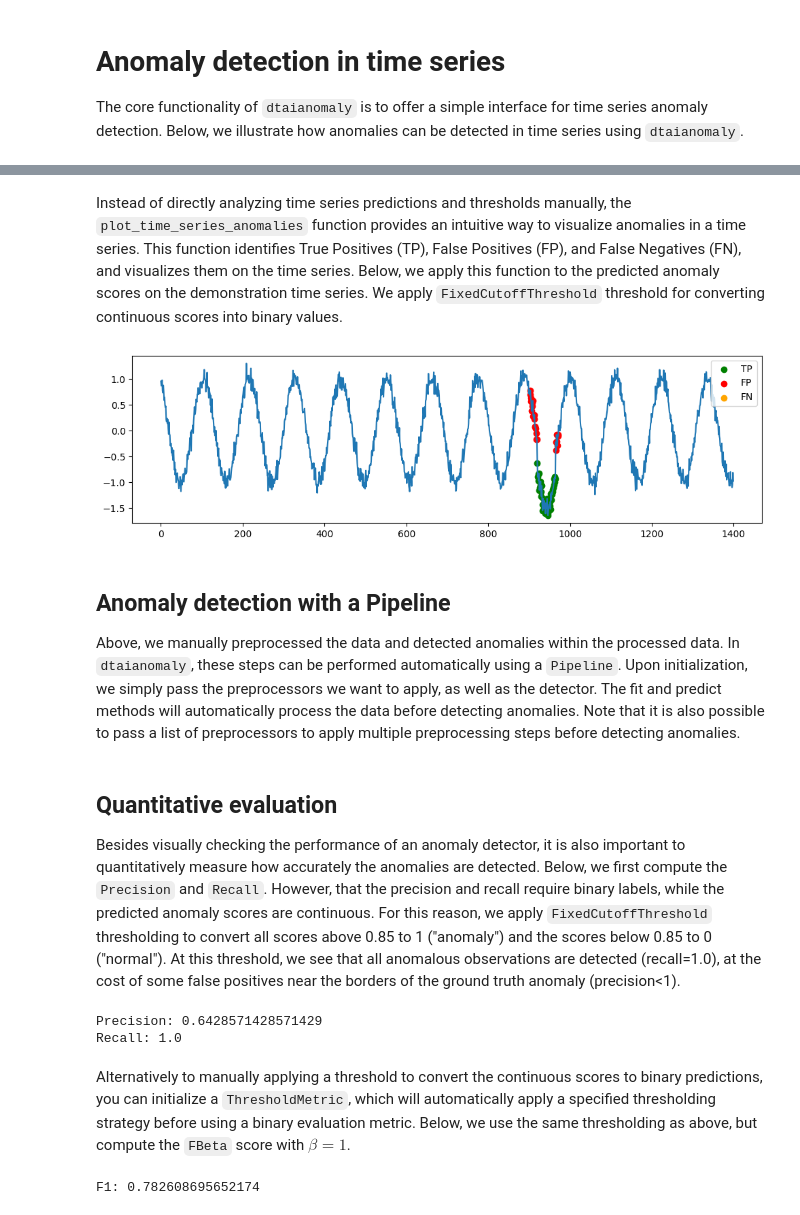
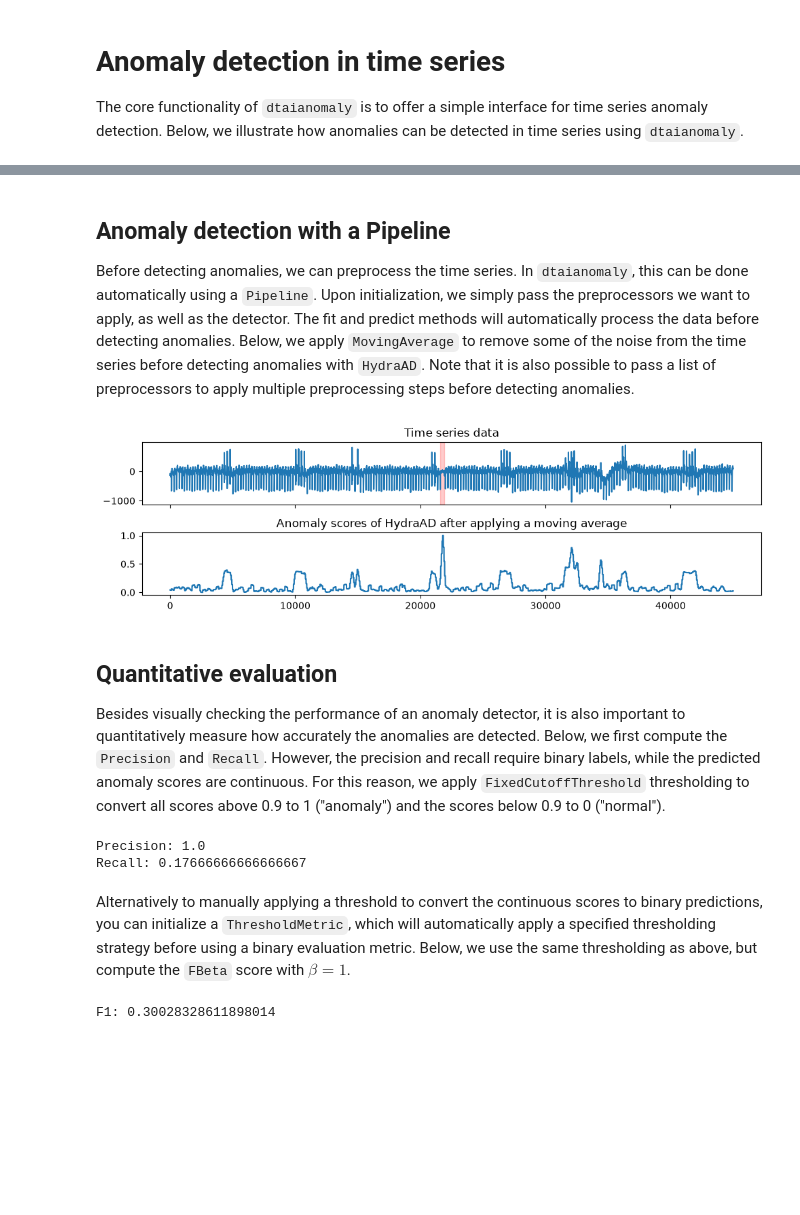
Before and after one commit to ML-KULeuven/dtaianomaly, a Jupyter notebook: notebooks/Anomaly-detection.ipynb, the cells around one changed output, grey strips where cells are left out. Saved outputs shown, nothing was run; the diff lists cells and outputs as text; code cells hidden in the pictures; blank space fills up the shorter version.

```diff
--- a/notebooks/Anomaly-detection.ipynb
+++ b/notebooks/Anomaly-detection.ipynb
@@ -36,0 +32,2 @@ y_pred = detector.fit(X_).predict_proba(X_)
+# %%
+detector = HydraAD(window_size="fft", seed=0)
@@ -37 +36,4 @@ y_pred = detector.fit(X_).predict_proba(X_)
+# %%
+detector.fit(X_train)
+y_pred = detector.predict_proba(X_test)
 # %% [markdown]
@@ -46,36 +49,35 @@ fig.savefig('Demonstration-time-series-detected-anomalies.svg')
-# %% [markdown]
-Instead of directly analyzing time series predictions and thresholds manually, the `plot_time_series_anomalies` function provides an intuitive way to visualize anomalies in a time series. This function identifies True Positives (TP), False Positives (FP), and False Negatives (FN), and visualizes them on the time series. Below, we apply this function to the predicted anomaly scores on the demonstration time series. We apply ``FixedCutoffThreshold`` threshold for converting continuous scores into binary values.
-# %%
-y_pred_binary = FixedCutoffThreshold(cutoff=0.85).threshold(y_pred)
-plot_time_series_anomalies(X, y, y_pred_binary, figsize=(10, 3)).tight_layout()
-# %% [output]
-[figure, removed]
 # %% [markdown]
 ## Anomaly detection with a Pipeline
 
-Above, we manually preprocessed the data and detected anomalies within the processed data. In ``dtaianomaly``, these steps can be performed automatically using a ``Pipeline``. Upon initialization, we simply pass the preprocessors we want to apply, as well as the detector. The fit and predict methods will automatically process the data before detecting anomalies. Note that it is also possible to pass a list of preprocessors to apply multiple preprocessing steps before detecting anomalies.
+Before detecting anomalies, we can preprocess the time series. In ``dtaianomaly``, this can be done automatically using a ``Pipeline``. Upon initialization, we simply pass the preprocessors we want to apply, as well as the detector. The fit and predict methods will automatically process the data before detecting anomalies. Below, we apply ``MovingAverage`` to remove some of the noise from the time series before detecting anomalies with ``HydraAD``. Note that it is also possible to pass a list of preprocessors to apply multiple preprocessing steps before detecting anomalies.
 # %%
 pipeline = Pipeline(
-    preprocessor=preprocessor,
-    detector=detector
+    preprocessor=MovingAverage(window_size=10),
+    detector=HydraAD(window_size="fft", seed=0)
 )
-y_pred = pipeline.fit(X).predict_proba(X)
+y_pred_pipeline = pipeline.fit(X_train).predict_proba(X_test)
+# %%
+fig = plot_anomaly_scores(X_test, y_test, y_pred_pipeline, figsize=(10, 3))
+fig.axes[1].set_title('Anomaly scores of HydraAD after applying a moving average')
+fig.tight_layout()
+# %% [output]
+[figure, added]
 # %% [markdown]
 ## Quantitative evaluation
 
-Besides visually checking the performance of an anomaly detector, it is also important to quantitatively measure how accurately the anomalies are detected. Below, we first compute the ``Precision`` and ``Recall``. However, that the precision and recall require binary labels, while the predicted anomaly scores are continuous. For this reason, we apply ``FixedCutoffThreshold`` thresholding to convert all scores above 0.85 to 1 ("anomaly") and the scores below 0.85 to 0 ("normal"). At this threshold, we see that all anomalous observations are detected (recall=1.0), at the cost of some false positives near the borders of the ground truth anomaly (precision<1).
+Besides visually checking the performance of an anomaly detector, it is also important to quantitatively measure how accurately the anomalies are detected. Below, we first compute the ``Precision`` and ``Recall``. However, the precision and recall require binary labels, while the predicted anomaly scores are continuous. For this reason, we apply ``FixedCutoffThreshold`` thresholding to convert all scores above 0.9 to 1 ("anomaly") and the scores below 0.9 to 0 ("normal").
 # %%
-thresholding = FixedCutoffThreshold(0.85)
+thresholding = FixedCutoffThreshold(0.9)
 y_pred_binary = thresholding.threshold(y_pred)
-print('Precision:', Precision().compute(y, y_pred_binary))
-print('Recall:', Recall().compute(y, y_pred_binary))
+print('Precision:', Precision().compute(y_test, y_pred_binary))
+print('Recall:', Recall().compute(y_test, y_pred_binary))
 # %% [output]
-Precision: 0.6428571428571429
-Recall: 1.0
+Precision: 1.0
+Recall: 0.17666666666666667
 # %% [markdown]
 Alternatively to manually applying a threshold to convert the continuous scores to binary predictions, you can initialize a ``ThresholdMetric``, which will automatically apply a specified thresholding strategy before using a binary evaluation metric. Below, we use the same thresholding as above, but compute the ``FBeta`` score with $\beta=1$.
 # %%
-print('F1:', ThresholdMetric(thresholding, FBeta(1.0)).compute(y, y_pred))
+print('F1:', ThresholdMetric(thresholding, FBeta(1.0)).compute(y_test, y_pred))
 # %% [output]
-F1: 0.782608695652174
+F1: 0.30028328611898014
 # %% [markdown]
```
Also changed, not shown: parts of 18 cells of this notebook, 13 other files.
